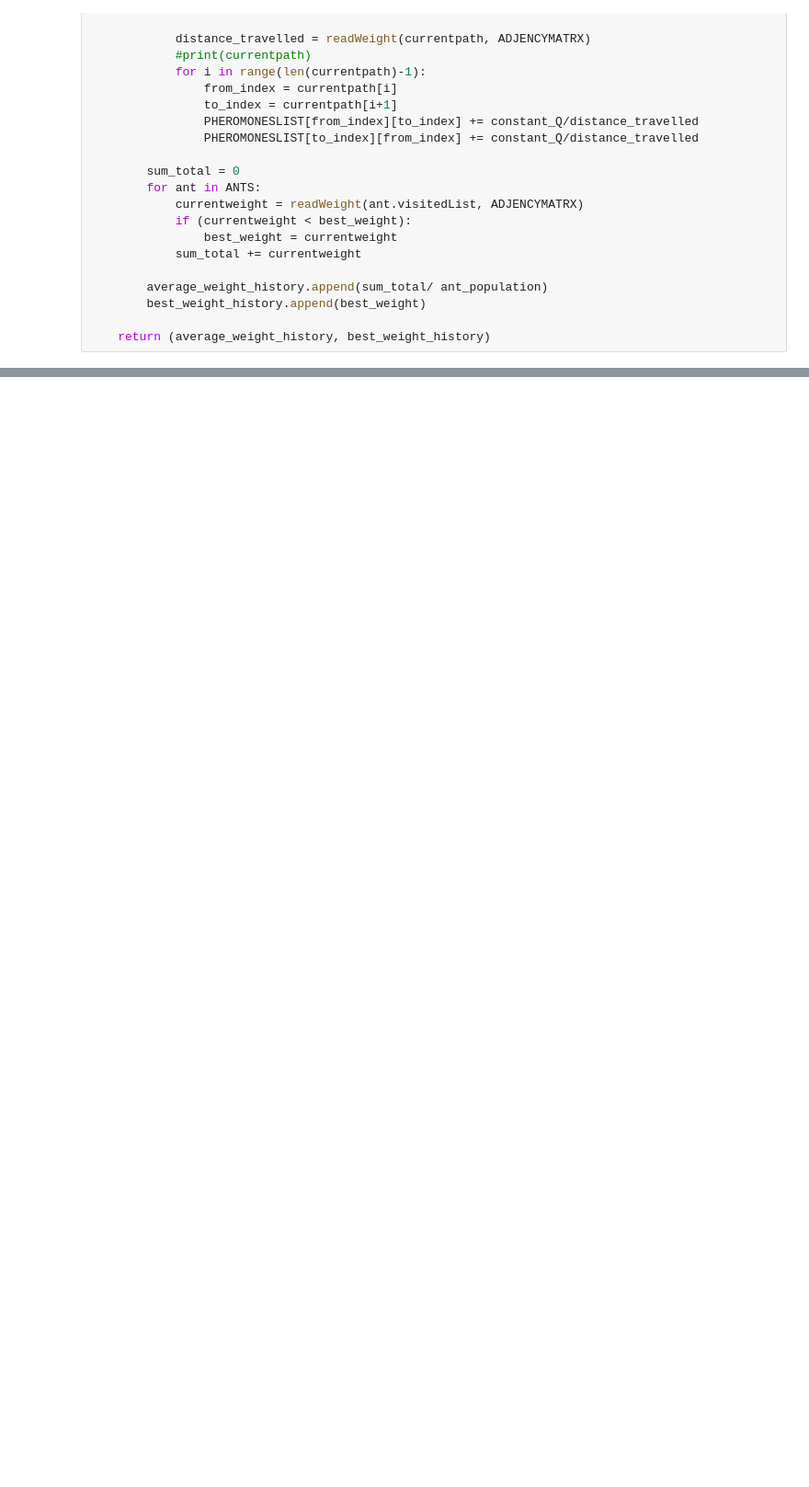
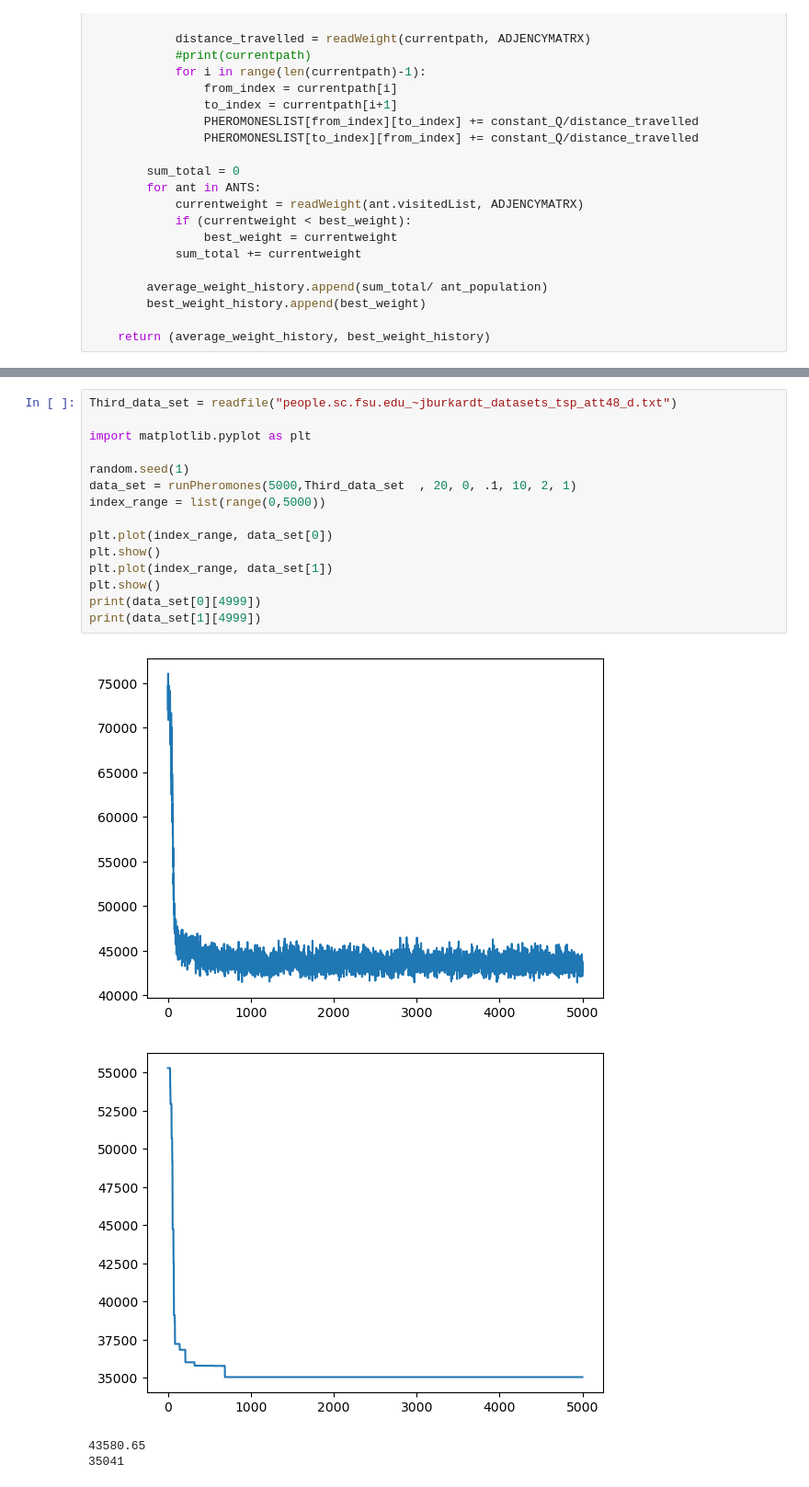
Before and after one commit to Lothe1/Heuristic_Optimization_-T1_2023-, a Jupyter notebook: AntColony.ipynb, the cells around one changed output, grey strips where cells are left out. Shown: that part at 92% size. Drawn from its saved outputs; the diff is of its cells as text; blank space fills up the shorter version.

```diff
--- a/AntColony.ipynb
+++ b/AntColony.ipynb
@@ -222,0 +244,20 @@ runPheromones(1000, Second_data_set, 20, 0, .1, 10, 2, 1)
+# %%
+Third_data_set = readfile("people.sc.fsu.edu_~jburkardt_datasets_tsp_att48_d.txt")
+
+import matplotlib.pyplot as plt
+
+random.seed(1)
+data_set = runPheromones(5000,Third_data_set  , 20, 0, .1, 10, 2, 1)
+index_range = list(range(0,5000))
+
+plt.plot(index_range, data_set[0])
+plt.show()
+plt.plot(index_range, data_set[1])
+plt.show()
+print(data_set[0][4999])
+print(data_set[1][4999])
+# %% [output]
+[figure, added]
+[figure, added]
+43580.65
+35041
```
Also changed, not shown: parts of 3 cells of this notebook, 1 other file.
